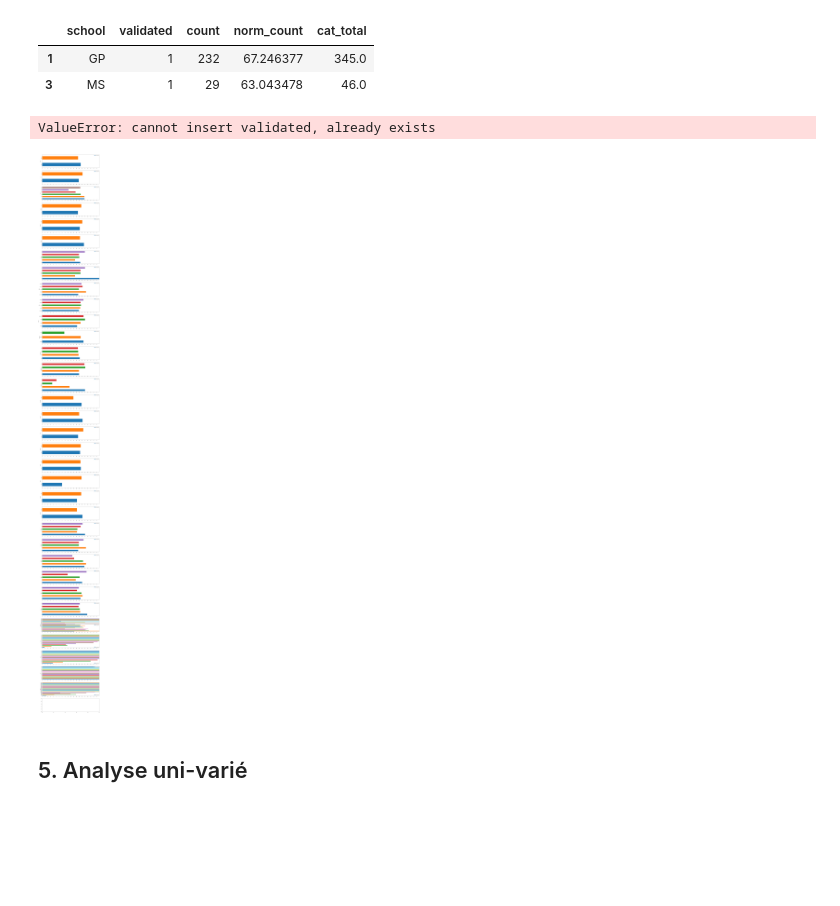
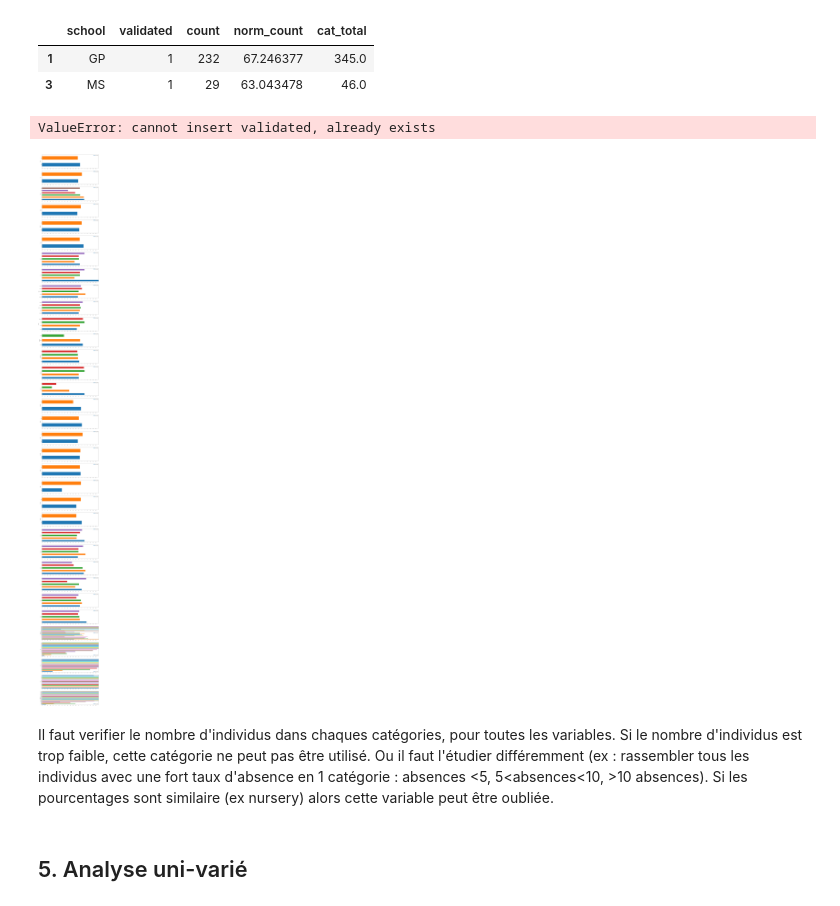
Before and after one commit to ComeMS/Cours-Data-Science, a Jupyter notebook: mini_projet_Les_Ecoles.ipynb, the cells around one changed output. Drawn from its saved outputs; the diff is of its cells as text; code cells hidden in the pictures; blank space fills up the shorter version.

```diff
--- a/mini_projet_Les_Ecoles.ipynb
+++ b/mini_projet_Les_Ecoles.ipynb
@@ -105,14 +114,17 @@ check('school')
 | 3 | MS | 1 | 29 | 63.043478 | 46.0 |
 # %%
 check(cat_vars[1])
-fig,ax=plt.subplots(len(cat_vars),figsize=(20,200))
+fig,ax=plt.subplots(len(cat_vars)-1,figsize=(20,200))
 for i in range(len(cat_vars)):
     out=check(cat_vars[i])
     out.plot(x=cat_vars[i],y='norm_count',ax=ax[i],kind='barh',xlim=[0,100])
     ax[i].xaxis.set_ticks(np.arange(0, 100, 5))
 # %% [output]
 ValueError: cannot insert validated, already exists
-[figure, old version]
+[figure, new version]
+# %% [markdown]
+Il faut verifier le nombre d'individus dans chaques catégories, pour toutes les variables. Si le nombre d'individus est trop faible, cette catégorie ne peut pas être utilisé. Ou il faut l'étudier différemment (ex : rassembler tous les individus avec une fort taux d'absence en 1 catégorie : absences <5, 5<absences<10, >10 absences).
+Si les pourcentages sont similaire (ex nursery) alors cette variable peut être oubliée.
 # %% [markdown]
 ## 5. Analyse uni-varié
 # %%
```
Also changed, not shown: parts of 11 cells of this notebook.
